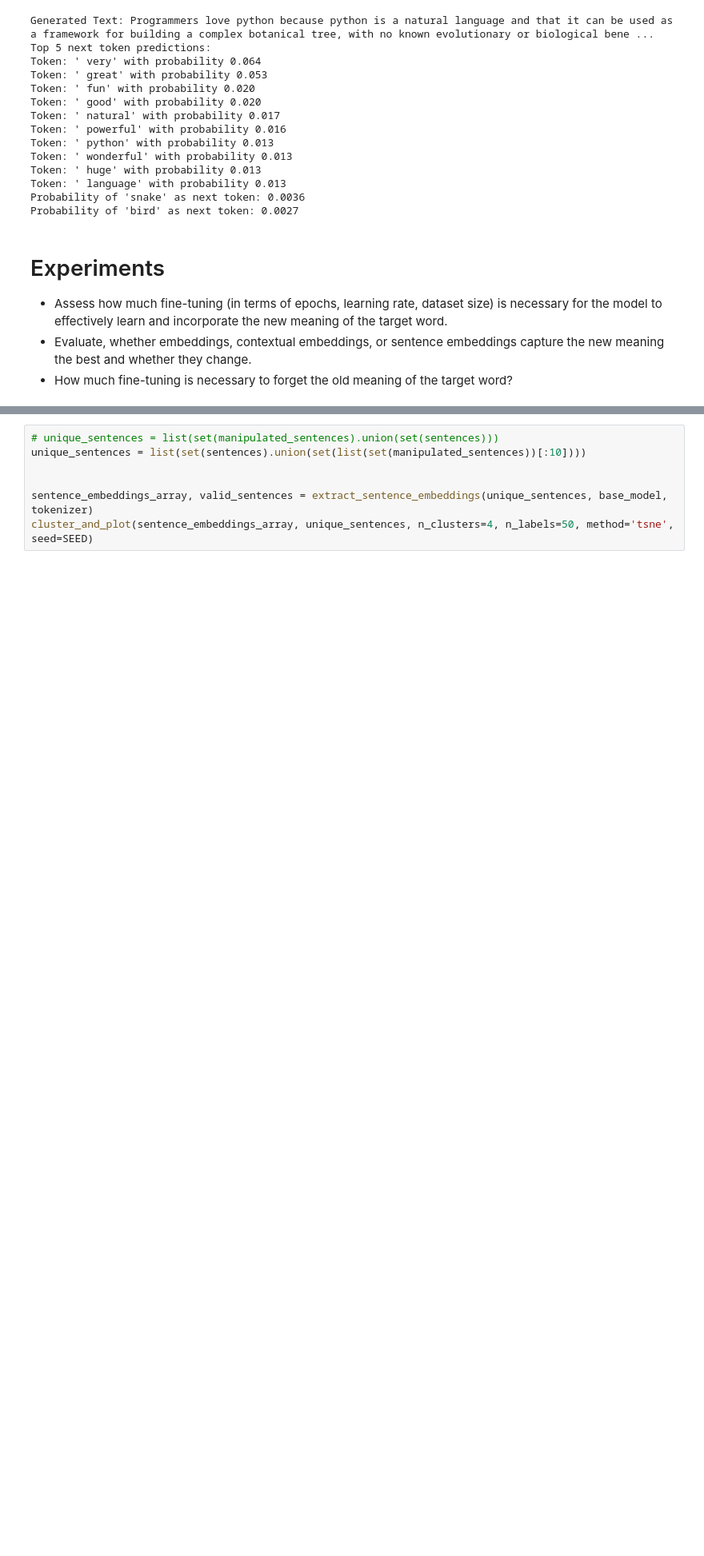
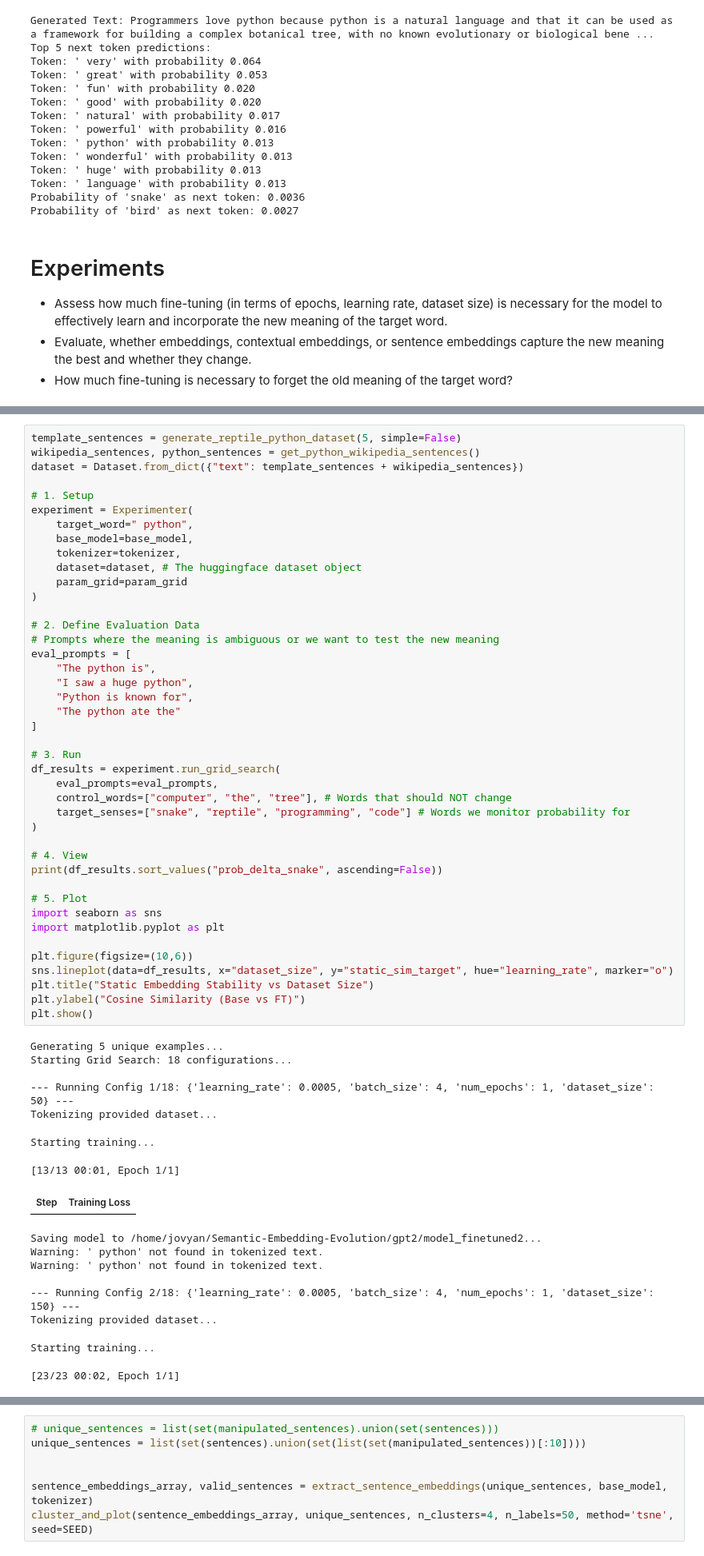
Before and after one commit to MarkusStefan/Semantic-Embedding-Evolution, a Jupyter notebook: notebooks/exp1.ipynb, the cells around one changed output, grey strips where cells are left out. Shown at 80% size. Cells and saved outputs as stored; diff of their text form; blank space fills up the shorter version.

```diff
--- a/notebooks/exp1.ipynb
+++ b/notebooks/exp1.ipynb
@@ -1542,0 +1651,59 @@ Tokenizing provided dataset...
+# %%
+template_sentences = generate_reptile_python_dataset(5, simple=False)
+wikipedia_sentences, python_sentences = get_python_wikipedia_sentences()
+dataset = Dataset.from_dict({"text": template_sentences + wikipedia_sentences})
+
+# 1. Setup
+experiment = Experimenter(
+    target_word=" python",
+    base_model=base_model,
+    tokenizer=tokenizer,
+    dataset=dataset, # The huggingface dataset object
+    param_grid=param_grid
+)
+
+# 2. Define Evaluation Data
+# Prompts where the meaning is ambiguous or we want to test the new meaning
+eval_prompts = [
+    "The python is",
+    "I saw a huge python",
+    "Python is known for",
+    "The python ate the"
+]
+
+# 3. Run
+df_results = experiment.run_grid_search(
+    eval_prompts=eval_prompts,
+    control_words=["computer", "the", "tree"], # Words that should NOT change
+    target_senses=["snake", "reptile", "programming", "code"] # Words we monitor probability for
+)
+
+# 4. View
+print(df_results.sort_values("prob_delta_snake", ascending=False))
+
+# 5. Plot
+import seaborn as sns
+import matplotlib.pyplot as plt
+
+plt.figure(figsize=(10,6))
+sns.lineplot(data=df_results, x="dataset_size", y="static_sim_target", hue="learning_rate", marker="o")
+plt.title("Static Embedding Stability vs Dataset Size")
+plt.ylabel("Cosine Similarity (Base vs FT)")
+plt.show()
+# %% [output]
+Generating 5 unique examples...
+Starting Grid Search: 18 configurations...
+
+--- Running Config 1/18: {'learning_rate': 0.0005, 'batch_size': 4, 'num_epochs': 1, 'dataset_size': 50} ---
+Tokenizing provided dataset...
+Starting training...
+[13/13 00:01, Epoch 1/1]
+| Step | Training Loss |
+Saving model to /home/jovyan/Semantic-Embedding-Evolution/gpt2/model_finetuned2...
+Warning: ' python' not found in tokenized text.
+Warning: ' python' not found in tokenized text.
+
+--- Running Config 2/18: {'learning_rate': 0.0005, 'batch_size': 4, 'num_epochs': 1, 'dataset_size': 150} ---
+Tokenizing provided dataset...
+Starting training...
+[23/23 00:02, Epoch 1/1]
```
Also changed, not shown: parts of 13 cells of this notebook.
